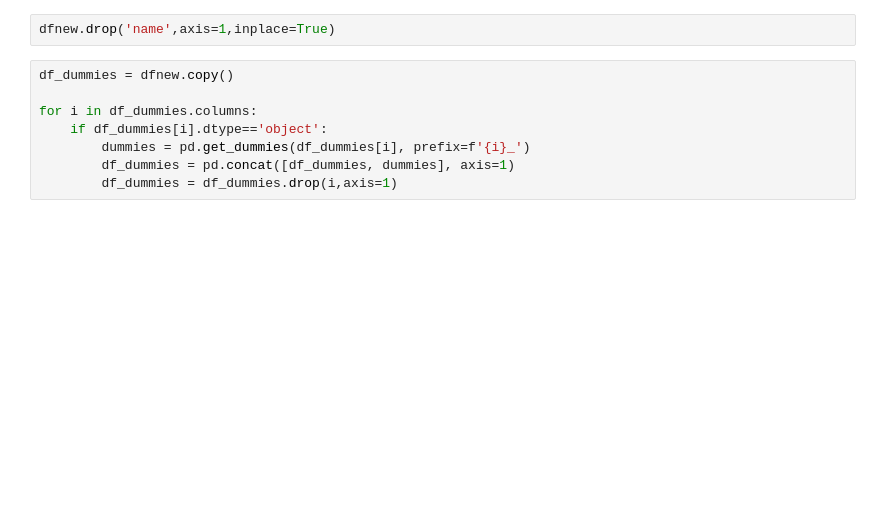
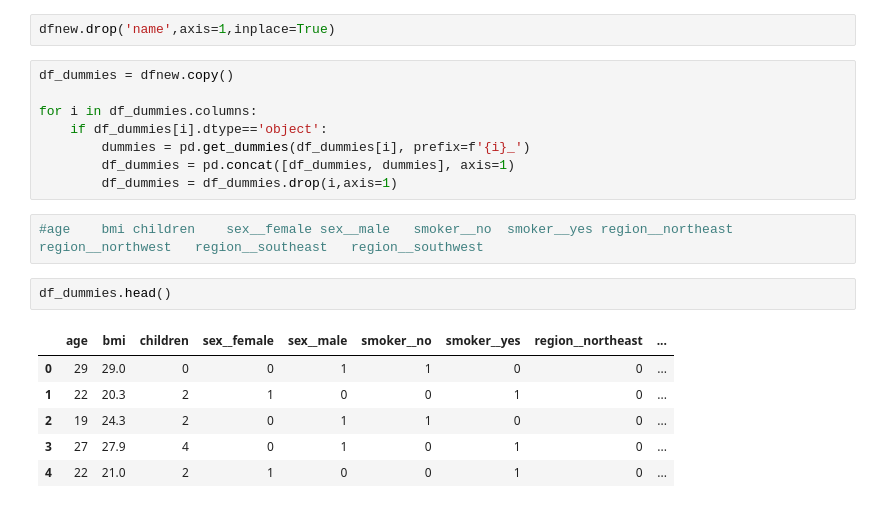
Before and after one commit to ParitoshPalSingh/Medical_Cost_Prediction_Project, a Jupyter notebook: Medical Cost Prediction PolynomialRegression.ipynb, the cells around one changed output. Cells and saved outputs as stored; diff of their text form; blank space fills up the shorter version.

```diff
--- a/Medical Cost Prediction PolynomialRegression.ipynb
+++ b/Medical Cost Prediction PolynomialRegression.ipynb
@@ -550,4 +572,15 @@ for i in df_dummies.columns:
         dummies = pd.get_dummies(df_dummies[i], prefix=f'{i}_')
         df_dummies = pd.concat([df_dummies, dummies], axis=1)
         df_dummies = df_dummies.drop(i,axis=1)
+# %%
+#age	bmi	children	sex__female	sex__male	smoker__no	smoker__yes	region__northeast	region__northwest	region__southeast	region__southwest
+# %%
+df_dummies.head()
+# %% [output]
+|  | age | bmi | children | sex__female | sex__male | smoker__no | smoker__yes | region__northeast | ... |
+| 0 | 29 | 29.0 | 0 | 0 | 1 | 1 | 0 | 0 | ... |
+| 1 | 22 | 20.3 | 2 | 1 | 0 | 0 | 1 | 0 | ... |
+| 2 | 19 | 24.3 | 2 | 0 | 1 | 1 | 0 | 0 | ... |
+| 3 | 27 | 27.9 | 4 | 0 | 1 | 0 | 1 | 0 | ... |
+| 4 | 22 | 21.0 | 2 | 1 | 0 | 0 | 1 | 0 | ... |
 # %%
```
Also changed, not shown: parts of 22 cells of this notebook, 6 other files.
